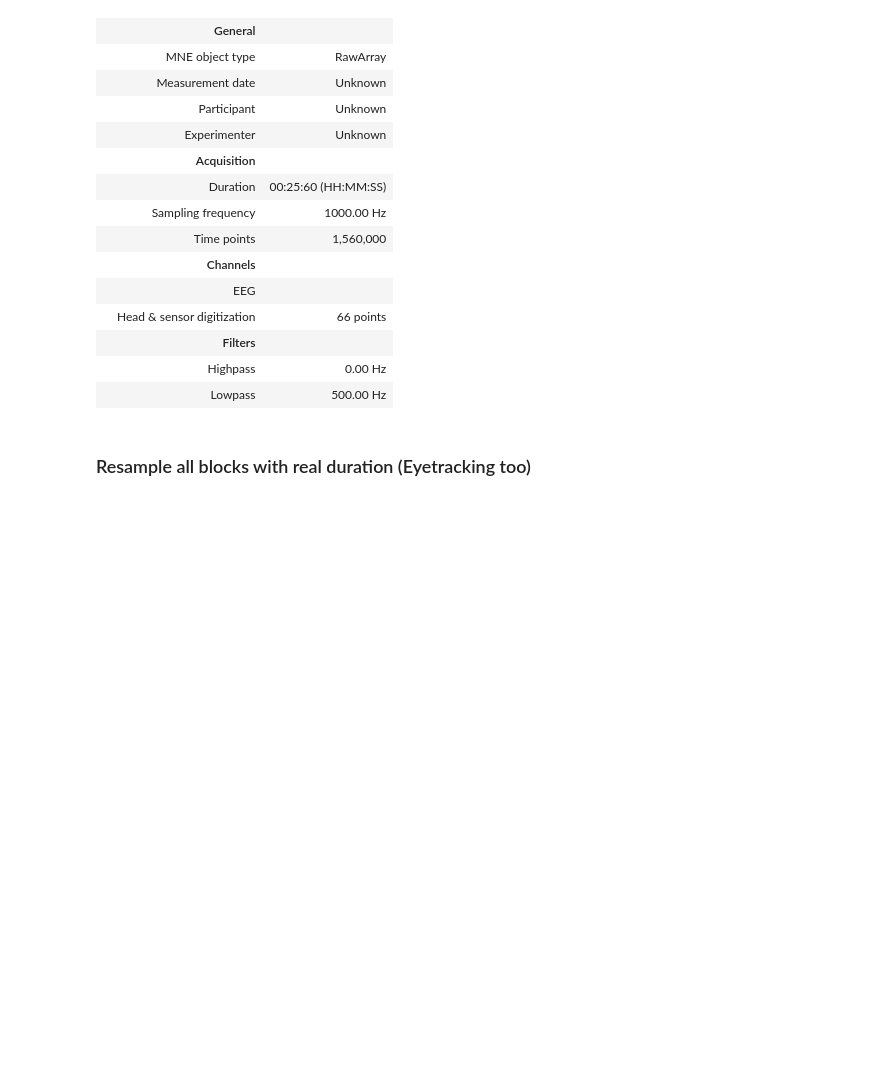
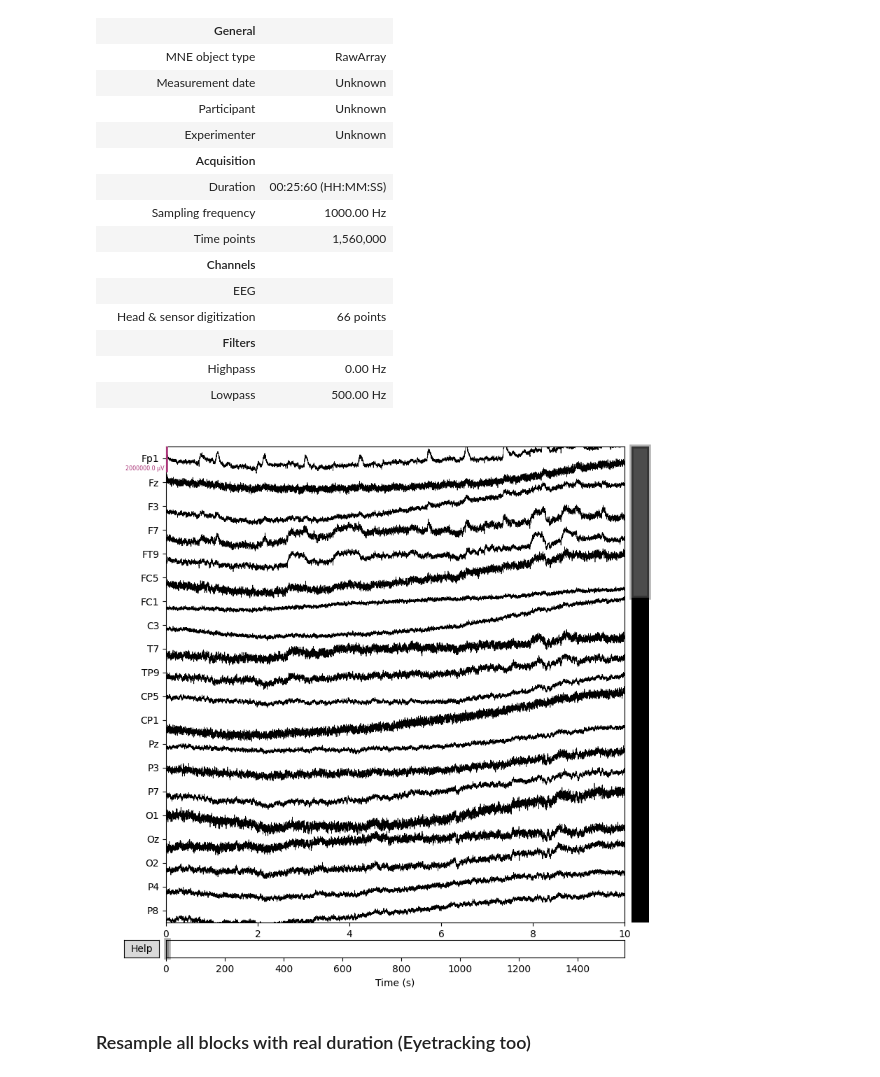
Before and after one commit to psandersi/EEG-Image-Reconstruction, a Jupyter notebook: Notebooks/Preprocessing.ipynb, the cells around one changed output. Saved outputs shown, nothing was run; the diff lists cells and outputs as text; code cells hidden in the pictures; blank space fills up the shorter version.

```diff
--- a/Notebooks/Preprocessing.ipynb
+++ b/Notebooks/Preprocessing.ipynb
@@ -226,6 +225,12 @@ Ready.
 |  | Filters |  |
 |  | Highpass | 0.00 Hz |
 |  | Lowpass | 500.00 Hz |
+# %%
+%matplotlib ipympl
+eeg_raw.plot(scalings=1)
+pass
+# %% [output]
+[figure, added]
 # %% [markdown]
 ### Resample all blocks with real duration (Eyetracking too)
 # %%
```
Also changed, not shown: parts of 6 cells of this notebook, 15 other files.
